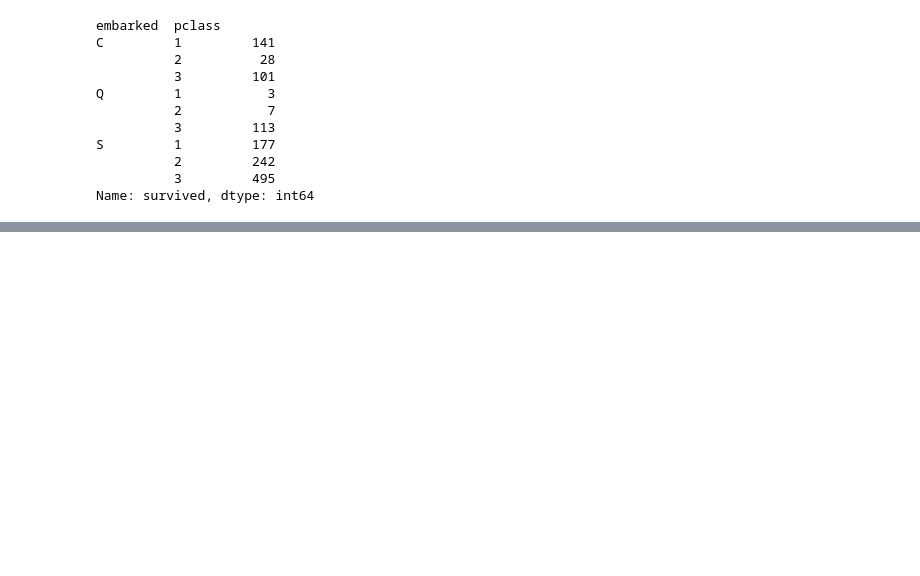
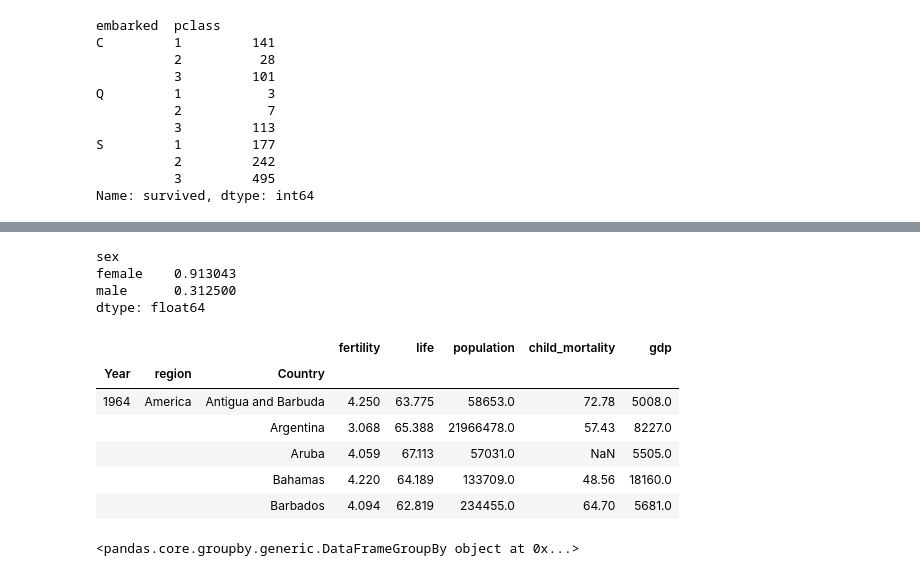
Before and after one commit to afminmax/DC-Data-Scientist-Lessons, a Jupyter notebook: 9-Dataframes with Pandas/df-pandas-1.ipynb, the cells around one changed output, grey strips where cells are left out. Saved outputs shown, nothing was run; the diff lists cells and outputs as text; code cells hidden in the pictures; blank space fills up the shorter version.

Commit message:
added aggregations

```diff
--- a/9-Dataframes with Pandas/df-pandas-1.ipynb
+++ b/9-Dataframes with Pandas/df-pandas-1.ipynb
@@ -637,0 +678,29 @@ Name: survived, dtype: int64
+# %%
+# Print the survival rates
+print(c_surv_by_sex)
+# %% [output]
+sex
+female    0.913043
+male      0.312500
+dtype: float64
+# %%
+## more aggregation using a dictionary
+# Read the CSV file into a DataFrame and sort the index: gapminder
+gapminder = pd.read_csv('gapminder_tidy.csv', index_col=['Year','region','Country']).sort_index()
+# %%
+gapminder.head()
+# %% [output]
+|  |  |  | fertility | life | population | child_mortality | gdp |
+| Year | region | Country |  |  |  |  |  |
+| 1964 | America | Antigua and Barbuda | 4.250 | 63.775 | 58653.0 | 72.78 | 5008.0 |
+|  |  | Argentina | 3.068 | 65.388 | 21966478.0 | 57.43 | 8227.0 |
+|  |  | Aruba | 4.059 | 67.113 | 57031.0 | NaN | 5505.0 |
+|  |  | Bahamas | 4.220 | 64.189 | 133709.0 | 48.56 | 18160.0 |
+|  |  | Barbados | 4.094 | 62.819 | 234455.0 | 64.70 | 5681.0 |
+# %%
+# Group gapminder by 'Year' and 'region': by_year_region
+by_year_region = gapminder.groupby(level=['Year','region'])
+
+by_year_region
+# %% [output]
+<pandas.core.groupby.generic.DataFrameGroupBy object at 0x...>
```
Also changed, not shown: parts of 25 cells of this notebook.
